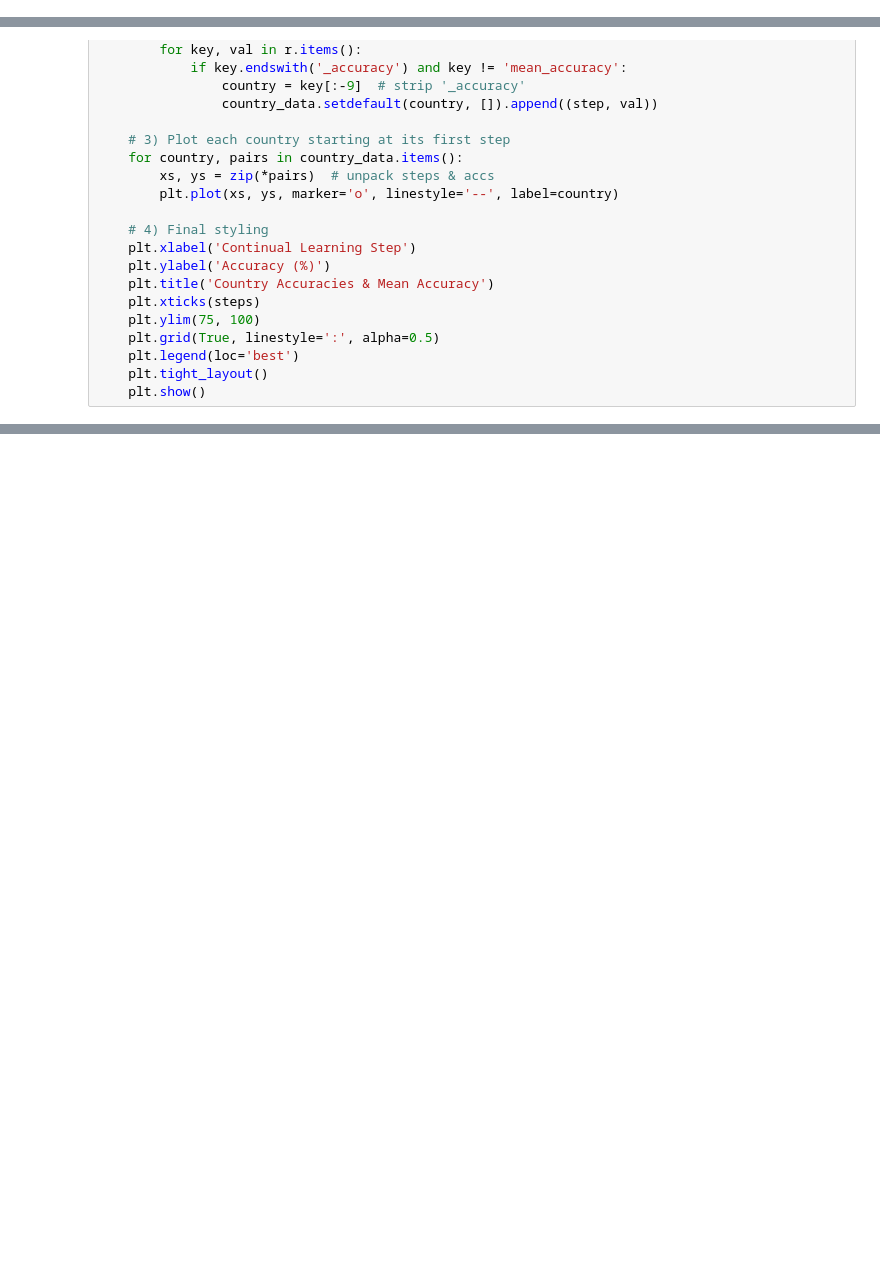
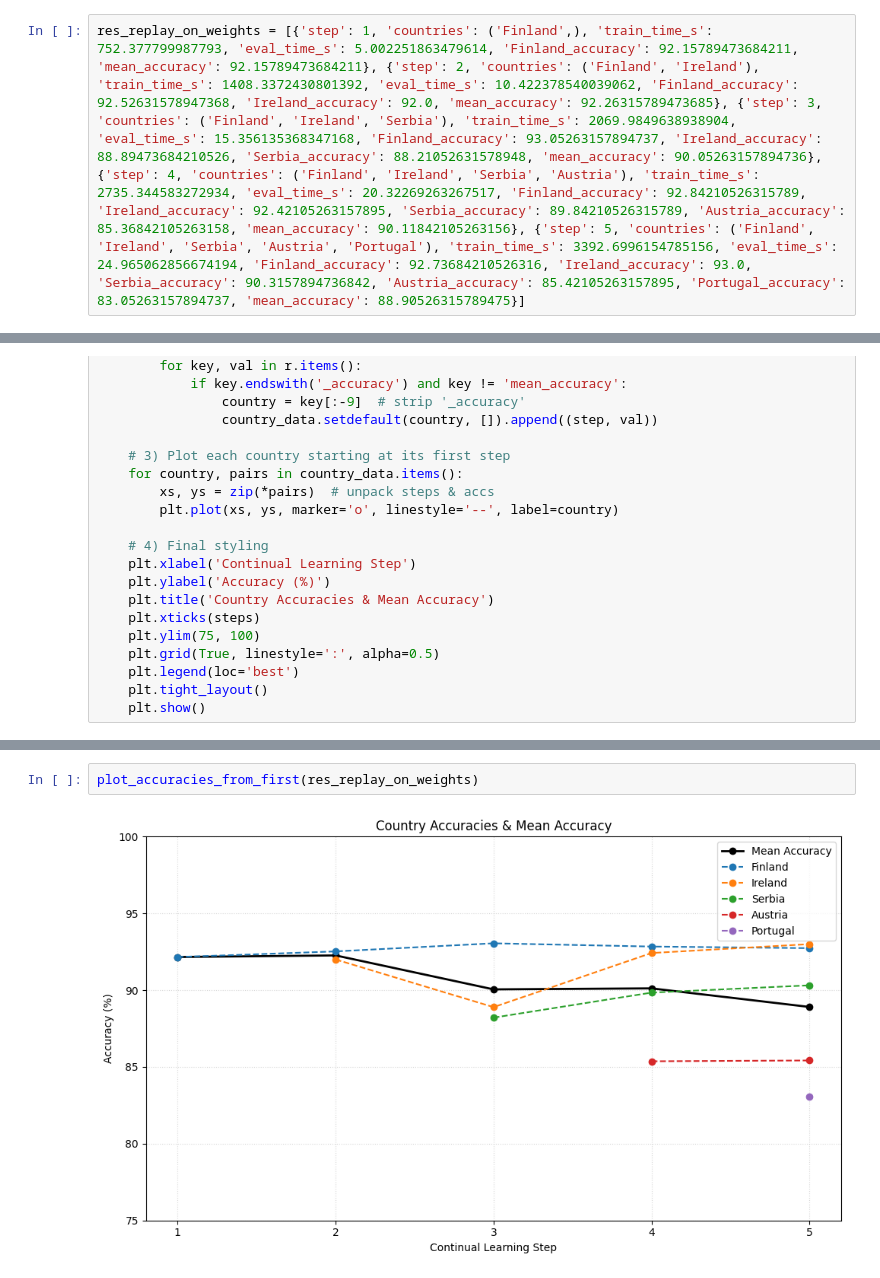
Before and after one commit to arnemaass/cl-lora, a Jupyter notebook: plots.ipynb, the cells around one changed output, grey strips where cells are left out. Saved outputs shown, nothing was run; the diff lists cells and outputs as text; blank space fills up the shorter version.

```diff
--- a/plots.ipynb
+++ b/plots.ipynb
@@ -3,3 +3,5 @@ res = [{'step': 1, 'countries': ('Finland',), 'train_time_s': 751.0377185344696,
+# %%
+res_replay_on_weights = [{'step': 1, 'countries': ('Finland',), 'train_time_s': 752.377799987793, 'eval_time_s': 5.002251863479614, 'Finland_accuracy': 92.15789473684211, 'mean_accuracy': 92.15789473684211}, {'step': 2, 'countries': ('Finland', 'Ireland'), 'train_time_s': 1408.3372430801392, 'eval_time_s': 10.422378540039062, 'Finland_accuracy': 92.52631578947368, 'Ireland_accuracy': 92.0, 'mean_accuracy': 92.26315789473685}, {'step': 3, 'countries': ('Finland', 'Ireland', 'Serbia'), 'train_time_s': 2069.9849638938904, 'eval_time_s': 15.356135368347168, 'Finland_accuracy': 93.05263157894737, 'Ireland_accuracy': 88.89473684210526, 'Serbia_accuracy': 88.21052631578948, 'mean_accuracy': 90.05263157894736}, {'step': 4, 'countries': ('Finland', 'Ireland', 'Serbia', 'Austria'), 'train_time_s': 2735.344583272934, 'eval_time_s': 20.32269263267517, 'Finland_accuracy': 92.84210526315789, 'Ireland_accuracy': 92.42105263157895, 'Serbia_accuracy': 89.84210526315789, 'Austria_accuracy': 85.36842105263158, 'mean_accuracy': 90.11842105263156}, {'step': 5, 'countries': ('Finland', 'Ireland', 'Serbia', 'Austria', 'Portugal'), 'train_time_s': 3392.6996154785156, 'eval_time_s': 24.965062856674194, 'Finland_accuracy': 92.73684210526316, 'Ireland_accuracy': 93.0, 'Serbia_accuracy': 90.3157894736842, 'Austria_accuracy': 85.42105263157895, 'Portugal_accuracy': 83.05263157894737, 'mean_accuracy': 88.90526315789475}]
 # %%
 
 import matplotlib.pyplot as plt
@@ -58,0 +61,4 @@ plot_accuracies_from_first(res)
+# %%
+plot_accuracies_from_first(res_replay_on_weights)
+# %% [output]
+[figure, added]
```
Also changed, not shown: parts of 2 cells of this notebook, 3 other files.
